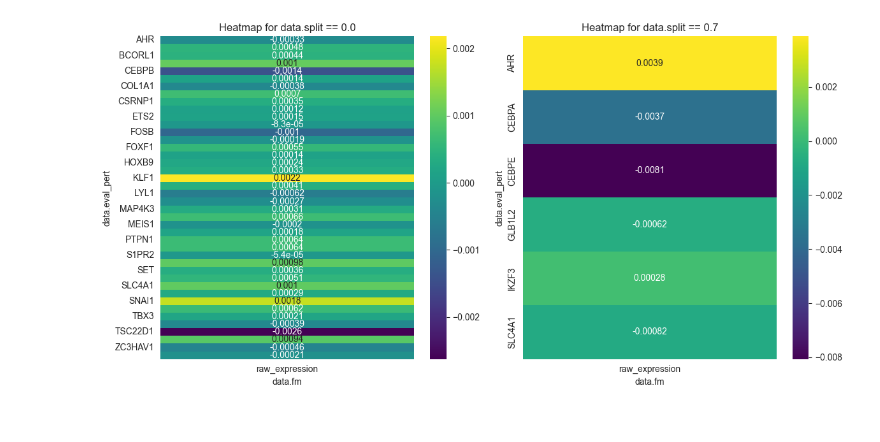
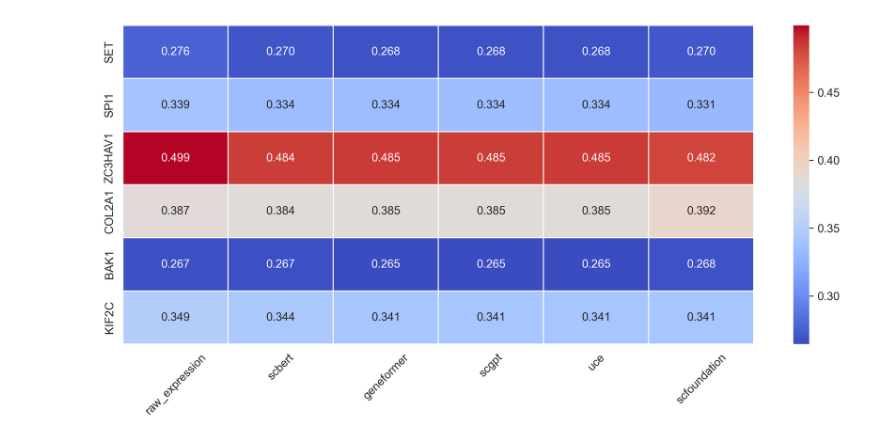
Before and after one commit to aaronwtr/PertEval, a Jupyter notebook: notebooks/plots/individual_perturbation_results.ipynb, the cells around one changed output. Cells and saved outputs as stored; diff of their text form; code cells hidden in the pictures.

```diff
--- a/notebooks/plots/individual_perturbation_results.ipynb
+++ b/notebooks/plots/individual_perturbation_results.ipynb
@@ -30,7 +35,7 @@ pert_level_data
 # split the pert_level_data based on the data.split column into two separate dataframes, one for 0.0 and another for 0.7
 pert_level_data_0 = pert_level_data[pert_level_data['data.split'] == 0.0]
 pert_level_data_7 = pert_level_data[pert_level_data['data.split'] == 0.7]
-pert_level_data_0_grouped = pert_level_data_0.groupby(['data.eval_pert', 'data.fm'])['test/adjusted_mse'].mean().reset_index()
-pert_level_data_7_grouped = pert_level_data_7.groupby(['data.eval_pert', 'data.fm'])['test/adjusted_mse'].mean().reset_index()
+pert_level_data_0_grouped = pert_level_data_0.groupby(['data.eval_pert', 'data.fm'])['test/mse'].mean().reset_index().dropna()
+pert_level_data_7_grouped = pert_level_data_7.groupby(['data.eval_pert', 'data.fm'])['test/mse'].mean().reset_index()
 pert_level_data_0_grouped
 # %% [output]
@@ -54,5 +55,5 @@ pert_level_data_0_grouped
 # %%
-pivot_0 = pert_level_data_0_grouped.pivot(index="data.eval_pert", columns="data.fm", values="test/adjusted_mse")
-pivot_7 = pert_level_data_7_grouped.pivot(index="data.eval_pert", columns="data.fm", values="test/adjusted_mse")
-pivot_0
+pivot_0 = pert_level_data_0_grouped.pivot(index="data.eval_pert", columns="data.fm", values="test/mse")
+pivot_7 = pert_level_data_7_grouped.pivot(index="data.eval_pert", columns="data.fm", values="test/mse")
+pivot_7
 # %% [output]
@@ -77,18 +88,24 @@ pivot_0
+# %%
+# pivot_0.loc['Mean'] = pivot_0.mean()
+pivot_7.loc['Mean'] = pivot_7.mean()
+
+columns_order = ['raw_expression', 'scbert', 'geneformer', 'scgpt', 'uce', 'scfoundation']
+pivot_0 = pivot_0[columns_order]
+pivot_7 = pivot_7[columns_order]
 # %%
-# Plot heatmaps
-plt.figure(figsize=(12, 6))
-
-# Heatmap for pert_level_data_0
-plt.subplot(1, 2, 1)
-sns.heatmap(pivot_0, annot=True, cmap="viridis")
-plt.title("Heatmap for data.split == 0.0")
-
-# Heatmap for pert_level_data_7
-plt.subplot(1, 2, 2)
-sns.heatmap(pivot_7, annot=True, cmap="viridis")
-plt.title("Heatmap for data.split == 0.7")
-
+# Plot heatmap for pert_level_data_0
+plt.figure(figsize=(10, 5), dpi=300)
+sns.heatmap(pivot_0, annot=True, fmt=".3f", linewidths=.5, cmap="coolwarm", cbar=True)
+plt.xlabel("")
+plt.ylabel("")
+plt.xticks(rotation=45)
+yticks = range(len(pivot_0.index))
+plt.xticks(rotation=45)
+# plt.gca().set_yticks([y + 0.5 for y in yticks])
+# plt.gca().set_yticklabels(pivot_0.index, rotation=90, fontsize=5)
+# plt.colorbar()
 plt.tight_layout()
-plt.show()
+# plt.show()
+plt.savefig('individual_perturbation_results_heatmap_0_non_adj.pdf')
 # %% [output]
-[figure, old version]
+[figure, new version]
```
Also changed, not shown: parts of 8 cells of this notebook, 5 other files.
